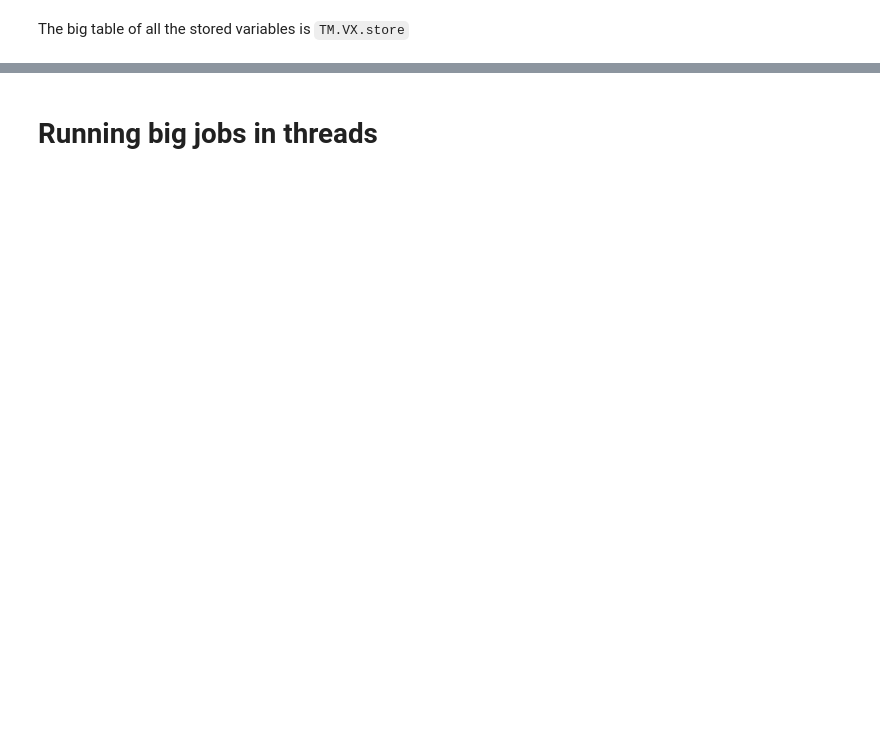
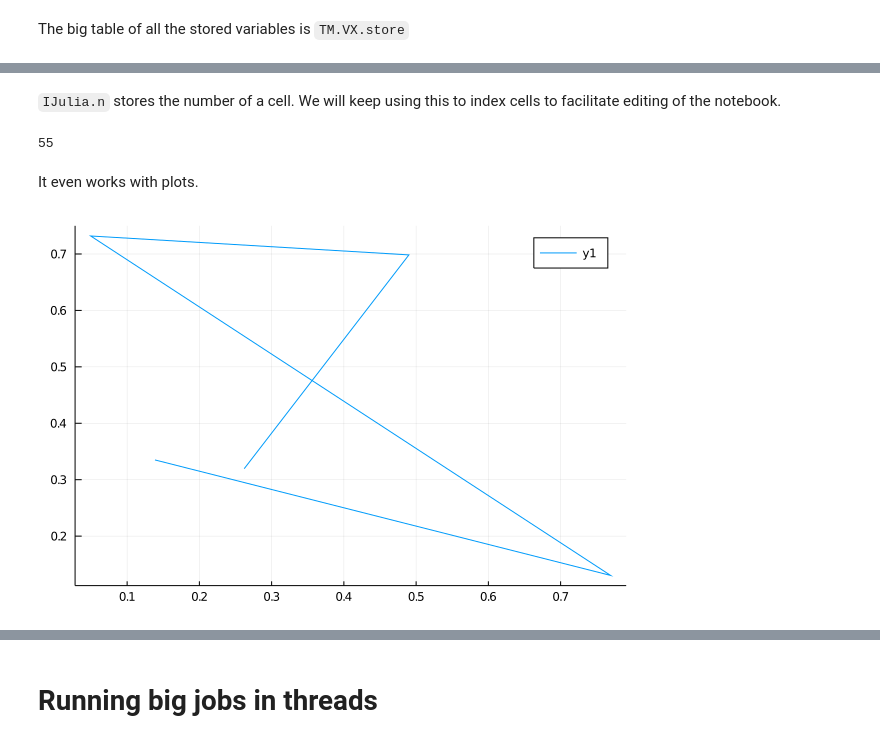
Before and after one commit to danspielman/IJuliaTimeMachine.jl, a Jupyter notebook: examples/Demo.ipynb, the cells around one changed output, grey strips where cells are left out. Cells and saved outputs as stored; diff of their text form; code cells hidden in the pictures; blank space fills up the shorter version.

```diff
--- a/examples/Demo.ipynb
+++ b/examples/Demo.ipynb
@@ -347,0 +432,15 @@ hash(2)
+# %% [markdown]
+`IJulia.n` stores the number of a cell. We will keep using this to index cells to facilitate editing of the notebook.
+# %%
+IJulia.n
+# %% [output]
+55
+# %% [markdown]
+It even works with plots.
+# %%
+cell = IJulia.n
+using Plots
+default(fmt = :png)
+p = plot(rand(5), rand(5))
+# %% [output]
+[figure, added]
```
Also changed, not shown: parts of 72 cells of this notebook, 3 other files.
